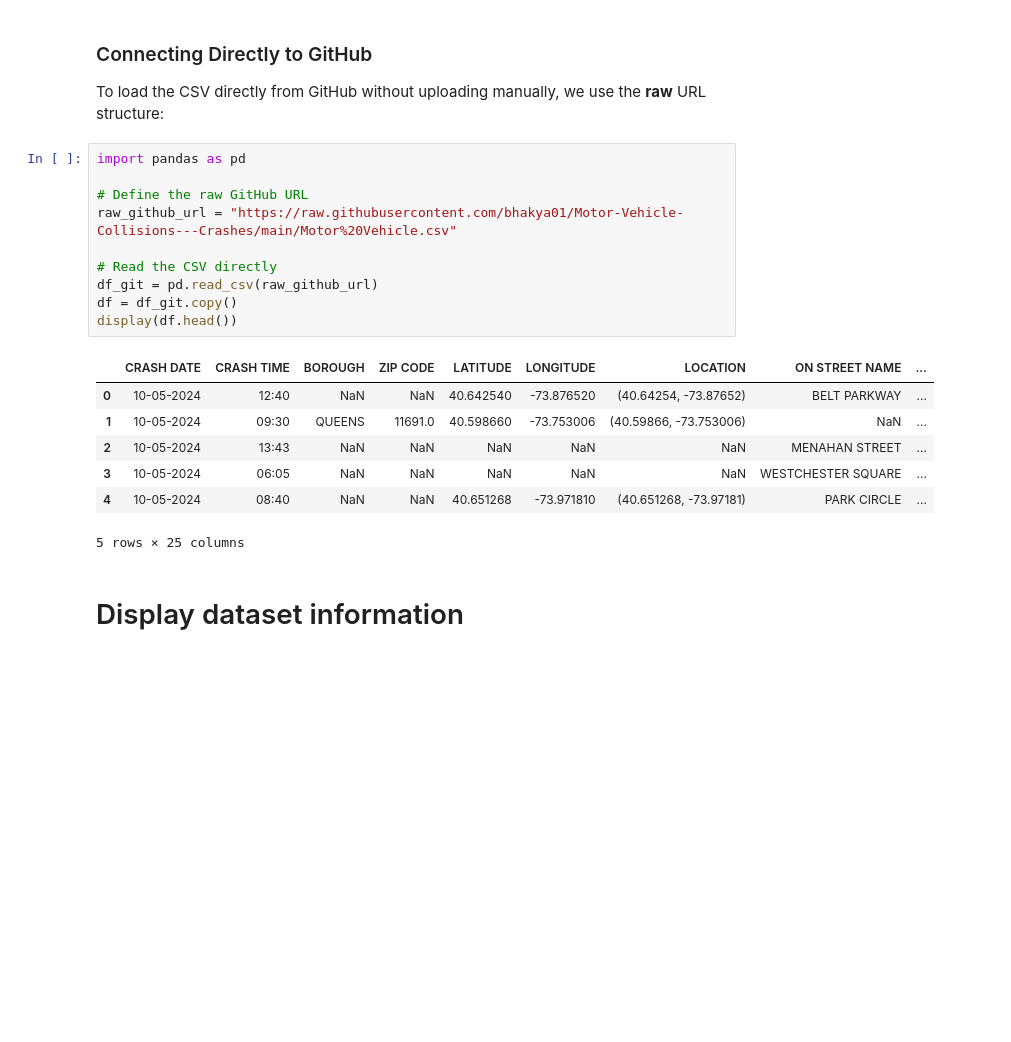
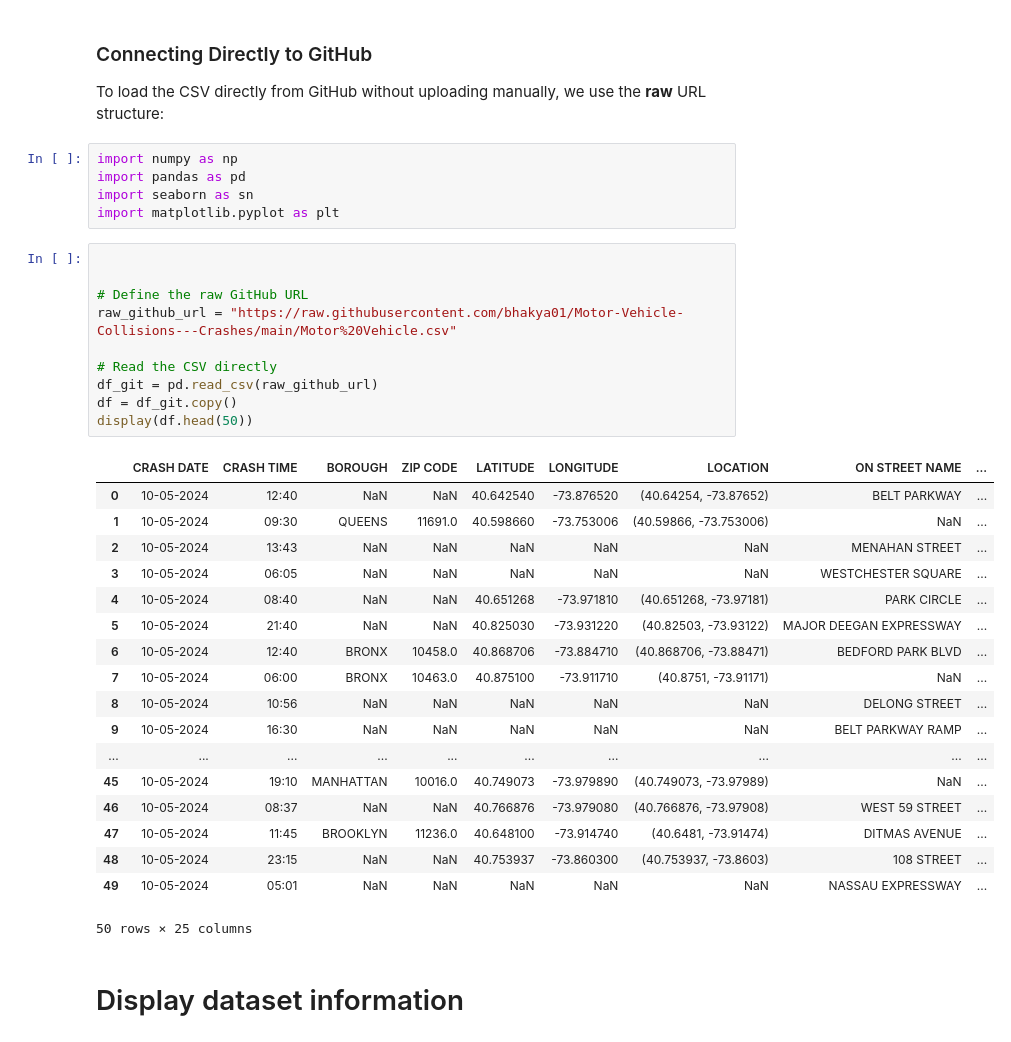
Before and after one commit to bhakya01/Motor-Vehicle-Collisions---Crashes, a Jupyter notebook: Motorvehicle.ipynb, the cells around one changed output. Drawn from its saved outputs; the diff is of its cells as text; blank space fills up the shorter version.

```diff
--- a/Motorvehicle.ipynb
+++ b/Motorvehicle.ipynb
@@ -21,24 +21,40 @@ LOCATION: New York City
 # %% [markdown]
 ### Connecting Directly to GitHub
 To load the CSV directly from GitHub without uploading manually, we use the **raw** URL structure:
+# %%
+import numpy as np
+import pandas as pd
+import seaborn as sn
+import matplotlib.pyplot as plt
 # %%
-import pandas as pd
+
 
 # Define the raw GitHub URL
 raw_github_url = "https://raw.githubusercontent.com/bhakya01/Motor-Vehicle-Collisions---Crashes/main/Motor%20Vehicle.csv"
 
 # Read the CSV directly
 df_git = pd.read_csv(raw_github_url)
 df = df_git.copy()
-display(df.head())
+display(df.head(50))
 # %% [output]
 |  | CRASH DATE | CRASH TIME | BOROUGH | ZIP CODE | LATITUDE | LONGITUDE | LOCATION | ON STREET NAME | ... |
 | 0 | 10-05-2024 | 12:40 | NaN | NaN | 40.642540 | -73.876520 | (40.64254, -73.87652) | BELT PARKWAY | ... |
 | 1 | 10-05-2024 | 09:30 | QUEENS | 11691.0 | 40.598660 | -73.753006 | (40.59866, -73.753006) | NaN | ... |
 | 2 | 10-05-2024 | 13:43 | NaN | NaN | NaN | NaN | NaN | MENAHAN STREET | ... |
 | 3 | 10-05-2024 | 06:05 | NaN | NaN | NaN | NaN | NaN | WESTCHESTER SQUARE | ... |
 | 4 | 10-05-2024 | 08:40 | NaN | NaN | 40.651268 | -73.971810 | (40.651268, -73.97181) | PARK CIRCLE | ... |
+| 5 | 10-05-2024 | 21:40 | NaN | NaN | 40.825030 | -73.931220 | (40.82503, -73.93122) | MAJOR DEEGAN EXPRESSWAY | ... |
+| 6 | 10-05-2024 | 12:40 | BRONX | 10458.0 | 40.868706 | -73.884710 | (40.868706, -73.88471) | BEDFORD PARK BLVD | ... |
+| 7 | 10-05-2024 | 06:00 | BRONX | 10463.0 | 40.875100 | -73.911710 | (40.8751, -73.91171) | NaN | ... |
+| 8 | 10-05-2024 | 10:56 | NaN | NaN | NaN | NaN | NaN | DELONG STREET | ... |
+| 9 | 10-05-2024 | 16:30 | NaN | NaN | NaN | NaN | NaN | BELT PARKWAY RAMP | ... |
+| ... | ... | ... | ... | ... | ... | ... | ... | ... | ... |
+| 45 | 10-05-2024 | 19:10 | MANHATTAN | 10016.0 | 40.749073 | -73.979890 | (40.749073, -73.97989) | NaN | ... |
+| 46 | 10-05-2024 | 08:37 | NaN | NaN | 40.766876 | -73.979080 | (40.766876, -73.97908) | WEST 59 STREET | ... |
+| 47 | 10-05-2024 | 11:45 | BROOKLYN | 11236.0 | 40.648100 | -73.914740 | (40.6481, -73.91474) | DITMAS AVENUE | ... |
+| 48 | 10-05-2024 | 23:15 | NaN | NaN | 40.753937 | -73.860300 | (40.753937, -73.8603) | 108 STREET | ... |
+| 49 | 10-05-2024 | 05:01 | NaN | NaN | NaN | NaN | NaN | NASSAU EXPRESSWAY | ... |
-5 rows × 25 columns
+50 rows × 25 columns
 # %% [markdown]
 # Display dataset information
 # %%
```
Also changed, not shown: parts of 38 cells of this notebook.
